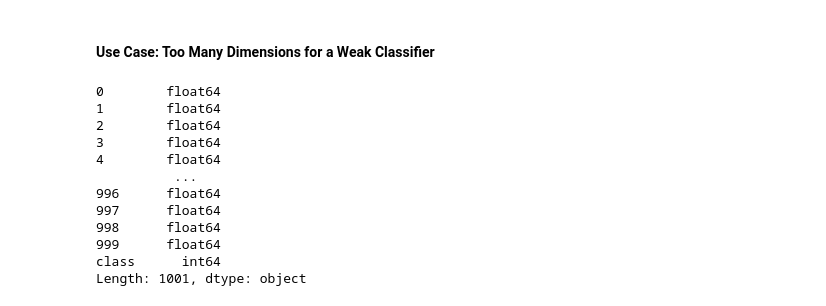
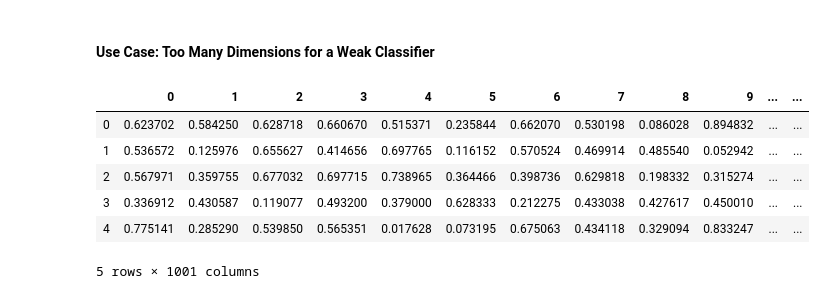
Before and after one commit to QColeman97/NMF-All-Stars, a Jupyter notebook: NMF_final.ipynb, the cells around one changed output. Cells and saved outputs as stored; diff of their text form; code cells hidden in the pictures.

```diff
--- a/NMF_final.ipynb
+++ b/NMF_final.ipynb
@@ -179,32 +179,32 @@ This is great! The data on both charts look similar, which means that both our a
 # %%
 from sklearn.datasets import make_classification
 from sklearn.preprocessing import MinMaxScaler
 
-n_features = 1000
-signed_synth_data, labels = make_classification(n_samples=100, n_features=n_features, n_informative=3, n_classes=3)
+n_feat_synth = 1000
+n_inform_feat_synth = 100
+n_samples_synth = 100
+signed_synth_data, labels = make_classification(n_samples=n_samples_synth,
+                                                n_features=n_feat_synth,
+                                                n_informative=n_inform_feat_synth,
+                                                n_classes=2)
 
 # To Make our data non-negative, we'll scale our data with min-max scaling which puts it into the range of [0, 1]
 scaler = MinMaxScaler()
 synth_data = scaler.fit_transform(signed_synth_data)
 
 y = pd.DataFrame(labels, columns=["class"]).astype(int)
 X = pd.DataFrame(synth_data)
 Xy = pd.concat([X, y], axis=1)
 
 Xy.head()
 # %% [output]
+|  | 0 | 1 | 2 | 3 | 4 | 5 | 6 | 7 | 8 | 9 | ... | ... |
+| 0 | 0.623702 | 0.584250 | 0.628718 | 0.660670 | 0.515371 | 0.235844 | 0.662070 | 0.530198 | 0.086028 | 0.894832 | ... | ... |
+| 1 | 0.536572 | 0.125976 | 0.655627 | 0.414656 | 0.697765 | 0.116152 | 0.570524 | 0.469914 | 0.485540 | 0.052942 | ... | ... |
+| 2 | 0.567971 | 0.359755 | 0.677032 | 0.697715 | 0.738965 | 0.364466 | 0.398736 | 0.629818 | 0.198332 | 0.315274 | ... | ... |
+| 3 | 0.336912 | 0.430587 | 0.119077 | 0.493200 | 0.379000 | 0.628333 | 0.212275 | 0.433038 | 0.427617 | 0.450010 | ... | ... |
+| 4 | 0.775141 | 0.285290 | 0.539850 | 0.565351 | 0.017628 | 0.073195 | 0.675063 | 0.434118 | 0.329094 | 0.833247 | ... | ... |
-0        float64
-1        float64
-2        float64
-3        float64
-4        float64
-          ...
-996      float64
-997      float64
-998      float64
-999      float64
-class      int64
-Length: 1001, dtype: object
+5 rows × 1001 columns
 # %%
 from sklearn.metrics import accuracy_score
 from sklearn.model_selection import train_test_split
```
Also changed, not shown: parts of 6 cells of this notebook, 1 other file.
